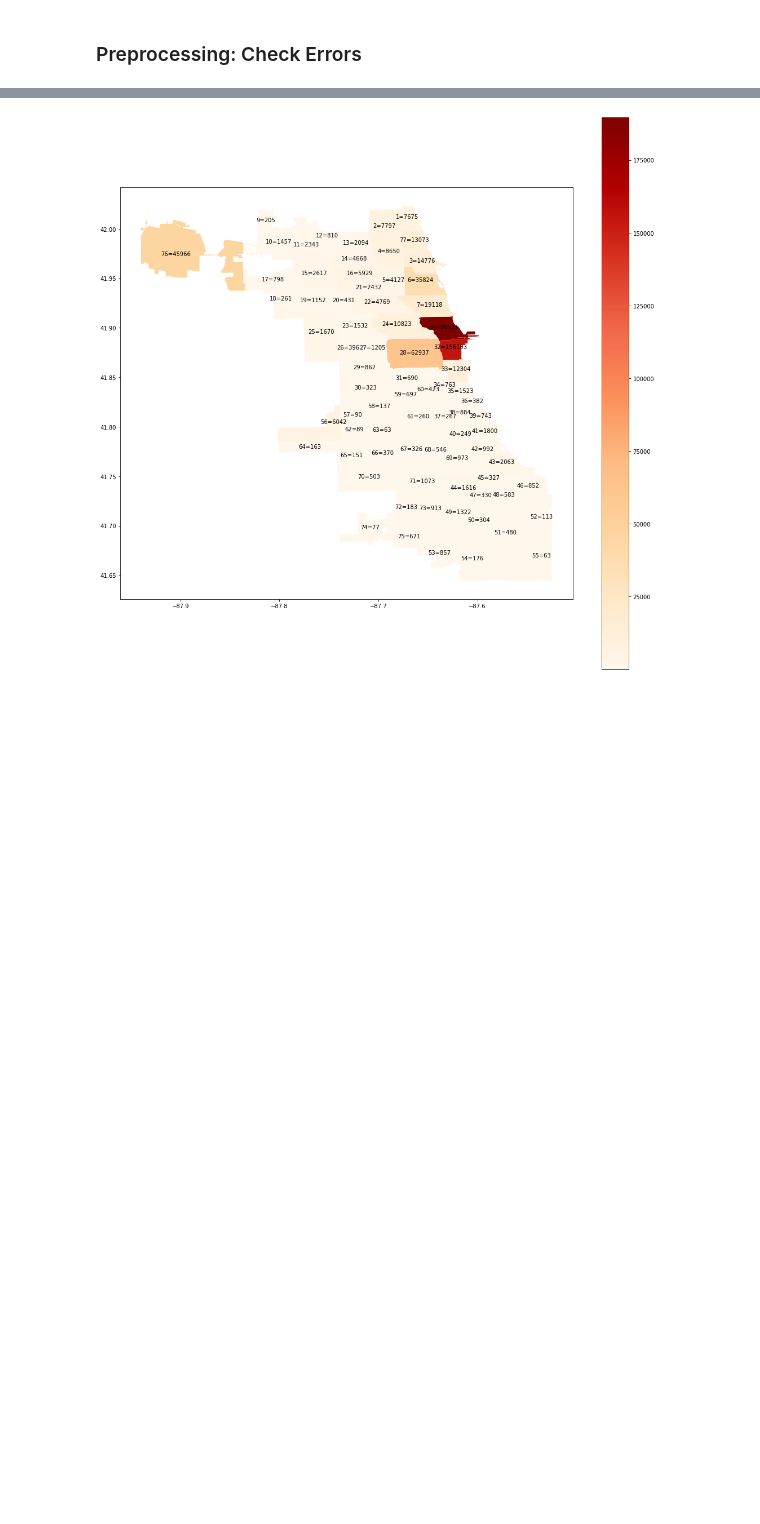
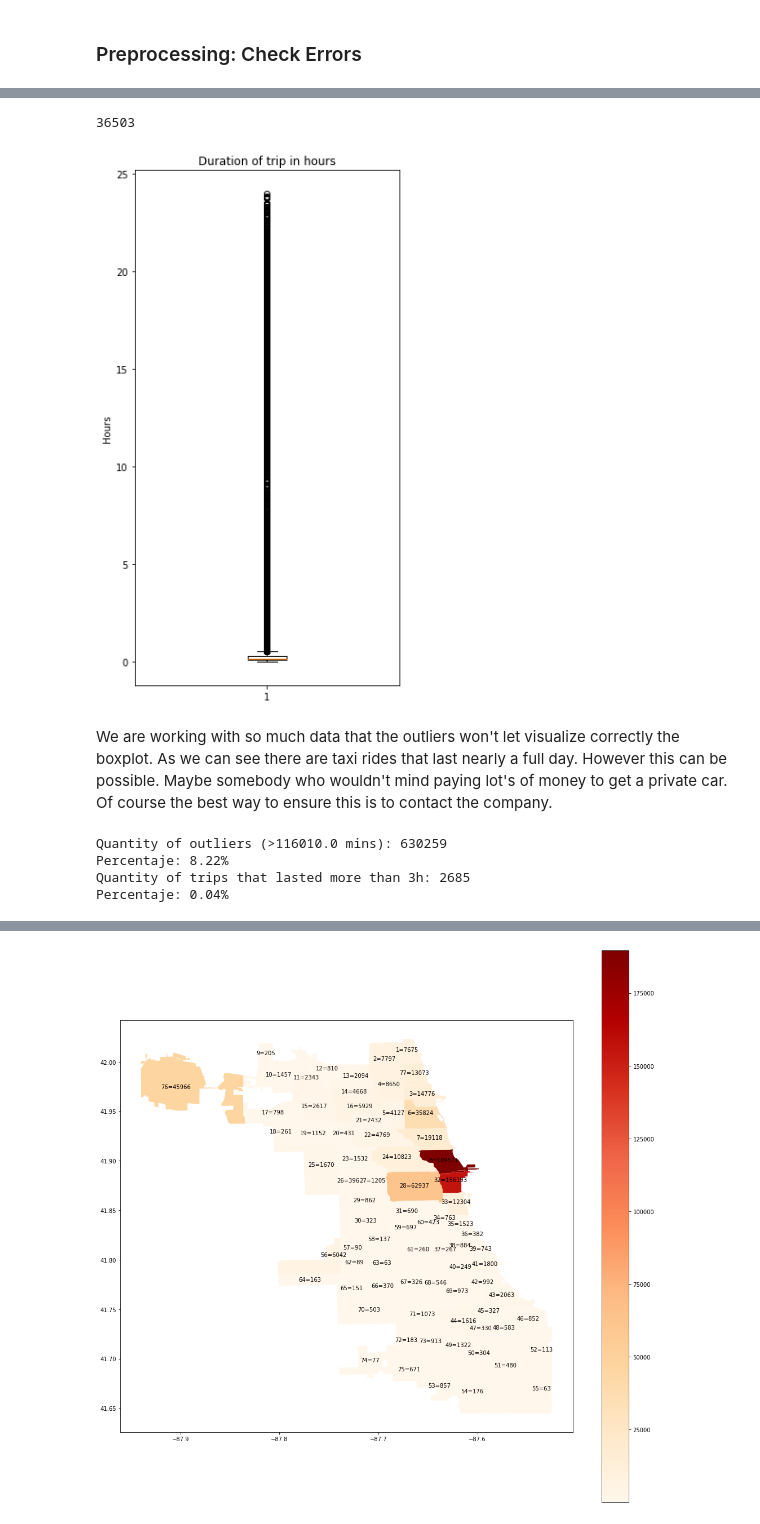
Before and after one commit to alexisgaziello/CSP_MATH_571_taxi_oracle, a Jupyter notebook: src/Taxis Analysis.ipynb, the cells around one changed output, grey strips where cells are left out. Drawn from its saved outputs; the diff is of its cells as text; code cells hidden in the pictures; blank space fills up the shorter version.

```diff
--- a/src/Taxis Analysis.ipynb
+++ b/src/Taxis Analysis.ipynb
@@ -342,0 +308,29 @@ dtype: int64
+# %%
+df.iloc[:100000].apply(lambda row : checkDifferenceInTripTimestamp(row), axis=1).sum()
+# %% [output]
+36503
+# %%
+fig, ax = plt.subplots(figsize=(5,10))
+ax.boxplot(df['trip_seconds']/3600)
+ax.set_title('Duration of trip in hours')
+ax.set_ylabel('Hours')
+plt.show()
+# %% [output]
+[figure, added]
+# %% [markdown]
+We are working with so much data that the outliers won't let visualize correctly the boxplot.
+As we can see there are taxi rides that last nearly a full day. However this can be possible. Maybe somebody who wouldn't mind paying lot's of money to get a private car. Of course the best way to ensure this is to contact the company.
+# %%
+q1, q3 = df['trip_seconds'].quantile([0.25, 0.75])
+topWhisker = q3+1.5*(q3-q1)
+qty = len(df.loc[df['trip_seconds'] > topWhisker,])
+print(f'Quantity of outliers (>{topWhisker*60} mins): {qty}\nPercentaje: {round(qty/len(df)*100,2)}%')
+
+hours = 3
+qty = len(df.loc[df['trip_seconds'] > hours*3600,])
+print(f'Quantity of trips that lasted more than {hours}h: {qty}\nPercentaje: {round(qty/len(df)*100,2)}%')
+# %% [output]
+Quantity of outliers (>116010.0 mins): 630259
+Percentaje: 8.22%
+Quantity of trips that lasted more than 3h: 2685
+Percentaje: 0.04%
```
Also changed, not shown: parts of 56 cells of this notebook, 1 other file.
